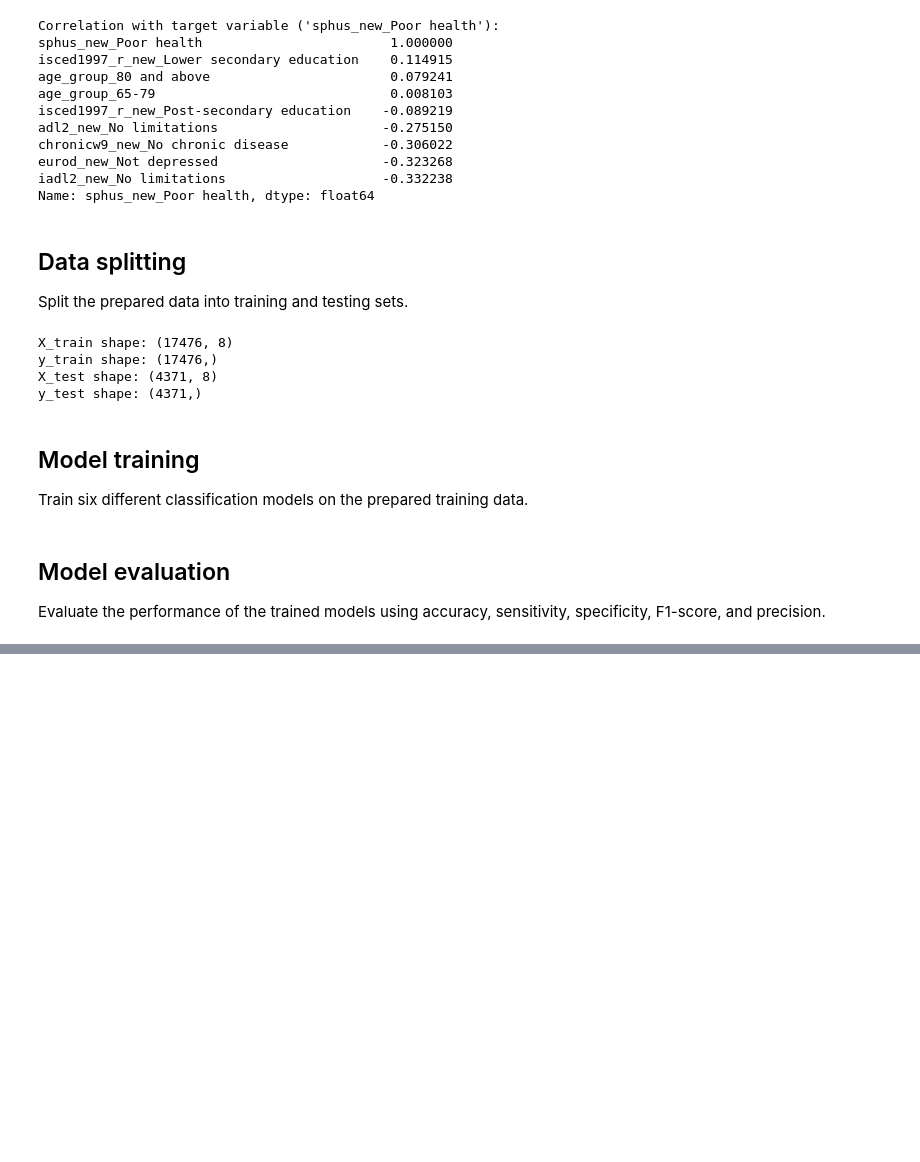
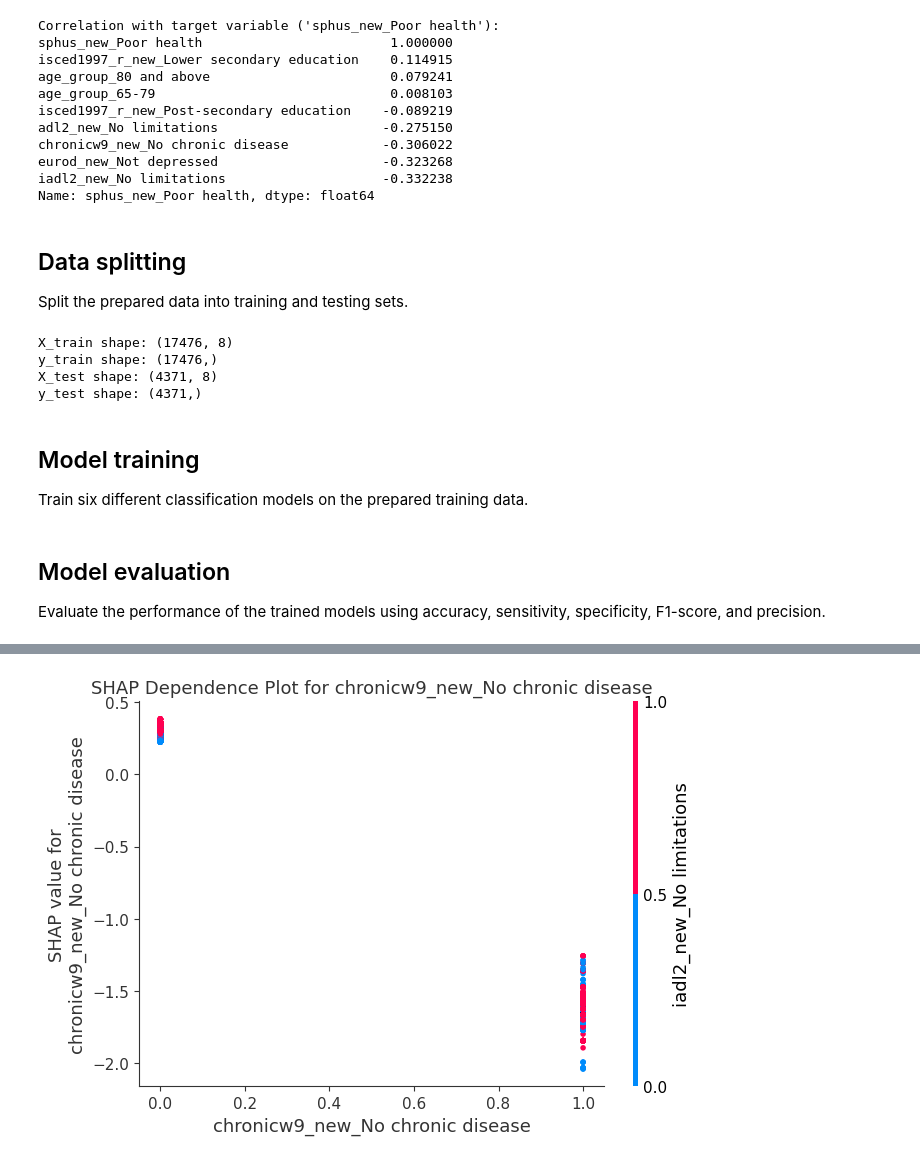
Before and after one commit to adedokun2016/SHARE_SRH_Machine_Learning_2025, a Jupyter notebook: SRH_SHARE_v2_ML_(male).ipynb, the cells around one changed output, grey strips where cells are left out. Cells and saved outputs as stored; diff of their text form; code cells hidden in the pictures; blank space fills up the shorter version.

```diff
--- a/SRH_SHARE_v2_ML_(male).ipynb
+++ b/SRH_SHARE_v2_ML_(male).ipynb
@@ -2003,0 +2518,96 @@ Generating Calibration Plot (Reliability Diagram):
+# %%
+import shap
+import matplotlib.pyplot as plt
+import numpy as np
+import pandas as pd
+
+print("\nGenerating SHAP Dependence Plots to illustrate Dose-Response Relationships...")
+
+# --- Check for model_performance_results first ---
+if 'model_performance_results' not in globals():
+    print("Error: The variable 'model_performance_results' is not defined.")
+    print("Please ensure that the model training and evaluation cell (specifically, cell `l7FwOwA7mos-`) has been successfully executed.")
+    print("Cannot proceed with SHAP dependence plots without model performance results.")
+    # Exit gracefully by setting key variables to None
+    xgb_estimator = None
+    shap_values = None
+    X_all = None
+    feature_names = None
+    explainer = None
+else:
+    # Original code block starts here
+    # --- 1. Retrieve necessary variables ---
+    # Ensure xgb_estimator and shap_values are available from previous cells
+    xgb_estimator = None
+    if "XGBoost" in model_performance_results and model_performance_results["XGBoost"]["best_estimator"] is not None:
+        xgb_estimator = model_performance_results["XGBoost"]["best_estimator"]
+    else:
+        print("XGBoost best estimator not found. Cannot generate SHAP dependence plots.")
+
+    # Re-calculate shap_values if not available or if the best_estimator changed
+    # (though typically for dose-response, we'd use the global SHAP values from _cLSb2WDY1Tg)
+    if 'shap_values' not in globals() or 'explainer' not in globals() or (explainer.model != xgb_estimator if 'explainer' in globals() and explainer else False):
+        if xgb_estimator is not None and 'X_all' in globals() and X_all is not None:
+            print("Recalculating SHAP values for the best XGBoost estimator.")
+            explainer = shap.TreeExplainer(xgb_estimator)
+            shap_values = explainer.shap_values(X_all)
+        else:
+            print("SHAP values and/or X_all not available. Cannot generate SHAP dependence plots.")
+            shap_values = None
+            explainer = None # Also clear explainer if shap_values not available
+
+    # Ensure feature_names are consistent with X_all
+    if 'feature_names' not in globals() or feature_names is None:
+        target_column_name = 'sphus_new_Poor health'
+        if 'df_encoded' in globals() and target_column_name in df_encoded.columns:
+            feature_names = df_encoded.drop(target_column_name, axis=1).columns.tolist()
+        else:
+            print("Could not obtain feature names. SHAP plots might use generic names.")
+            feature_names = [f'feature_{i}' for i in range(X_all.shape[1])] # Fallback to generic names
+
+    # For binary classification, shap_values is usually a list of two arrays. Use class 1.
+    if isinstance(shap_values, list):
+        shap_values_to_plot = shap_values[1] # For the positive class
+    else:
+        shap_values_to_plot = shap_values
+
+    # Convert X_all to a DataFrame for easier feature selection in SHAP plots
+    X_df = pd.DataFrame(X_all, columns=feature_names)
+
+
+    if xgb_estimator is not None and shap_values_to_plot is not None and X_all is not None:
+        # Identify top N features for which to plot dependence plots
+        # Using the average_importances calculated in the previous cell (Yq8YTS17E5Ow)
+        if 'average_importances' in globals() and not average_importances.empty:
+            top_features = average_importances.head(5).index.tolist() # Plot top 5 features
+        else:
+            # Fallback if average_importances is not available or empty
+            # Get features with highest mean absolute SHAP value (if shap_values_to_plot is available)
+            if shap_values_to_plot is not None:
+                mean_abs_shap = np.mean(np.abs(shap_values_to_plot), axis=0)
+                top_feature_indices = np.argsort(mean_abs_shap)[::-1][:5] # Get indices of top 5
+                top_features = [feature_names[i] for i in top_feature_indices]
+            else:
+                top_features = feature_names[:3] # Just pick first few if nothing else
+
+        print(f"Generating dependence plots for top features: {top_features}")
+
+        for feature in top_features:
+            print(f"Plotting dependence for: {feature}")
+            plt.figure(figsize=(10, 6))
+            # The 'interaction_index' parameter helps visualize dose-response with a secondary feature
+            # If not specified, SHAP tries to find the best interaction. Explicitly setting it to 'auto' or a specific feature.
+            shap.dependence_plot(ind=feature,
+                                 shap_values=shap_values_to_plot,
+                                 features=X_df,
+                                 feature_names=feature_names,
+                                 interaction_index='auto',
+                                 title=f"SHAP Dependence Plot for {feature}")
+            plt.show()
+            plt.close() # Close the plot to manage memory
+
+        print("\nSHAP Dependence Plots generated. These plots visualize how changes in feature values (dose) lead to changes in the SHAP value (response), illustrating the dose-response relationship for the model's output.")
+
+    else:
+        print("Cannot generate SHAP Dependence Plots. Required data (XGBoost model, SHAP values, X_all) not available.")
+# %% [output]
@@ -2003,0 +2619 @@ Generating Calibration Plot (Reliability Diagram):
+[figure, added]
```
Also changed, not shown: parts of 19 cells of this notebook.
